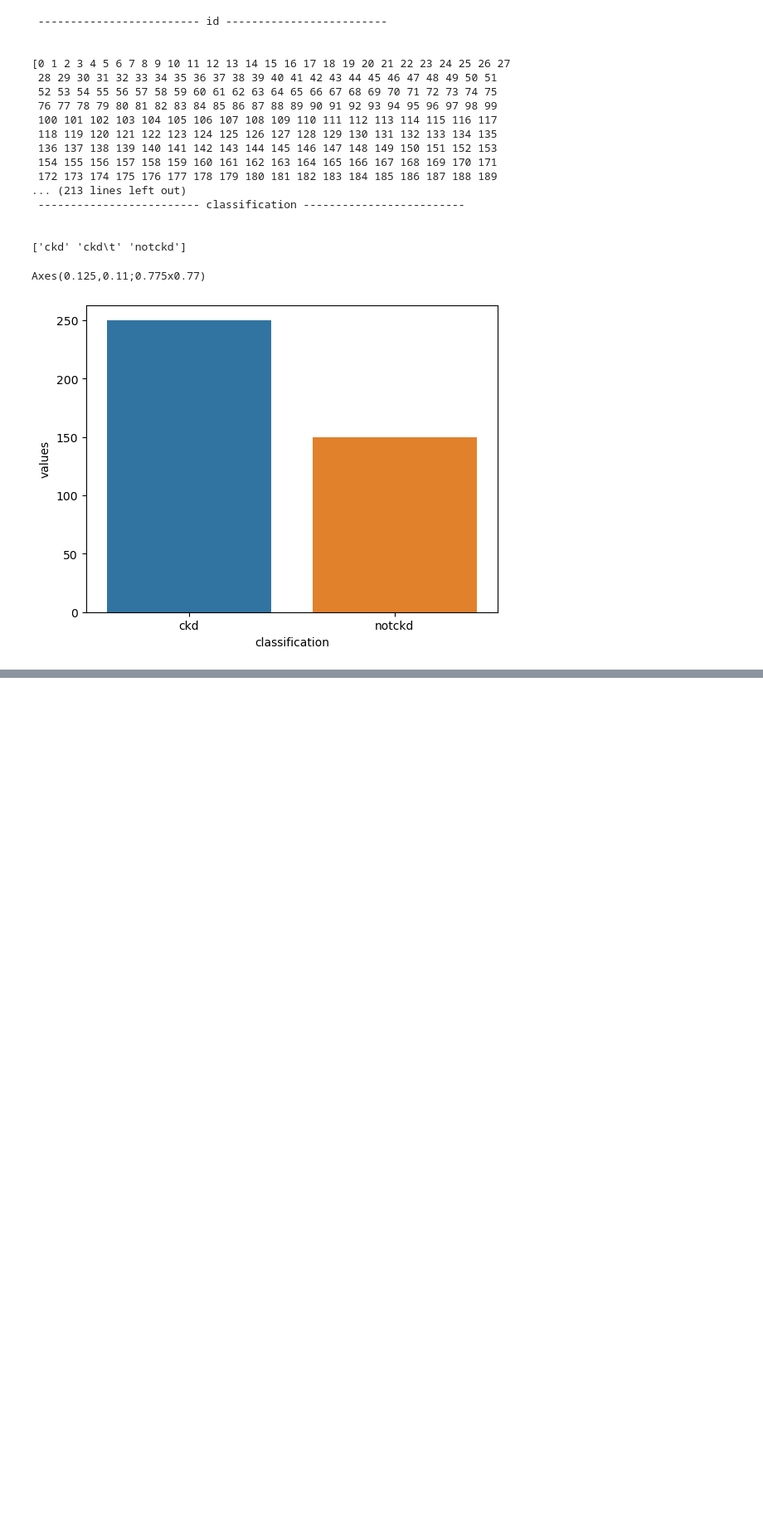
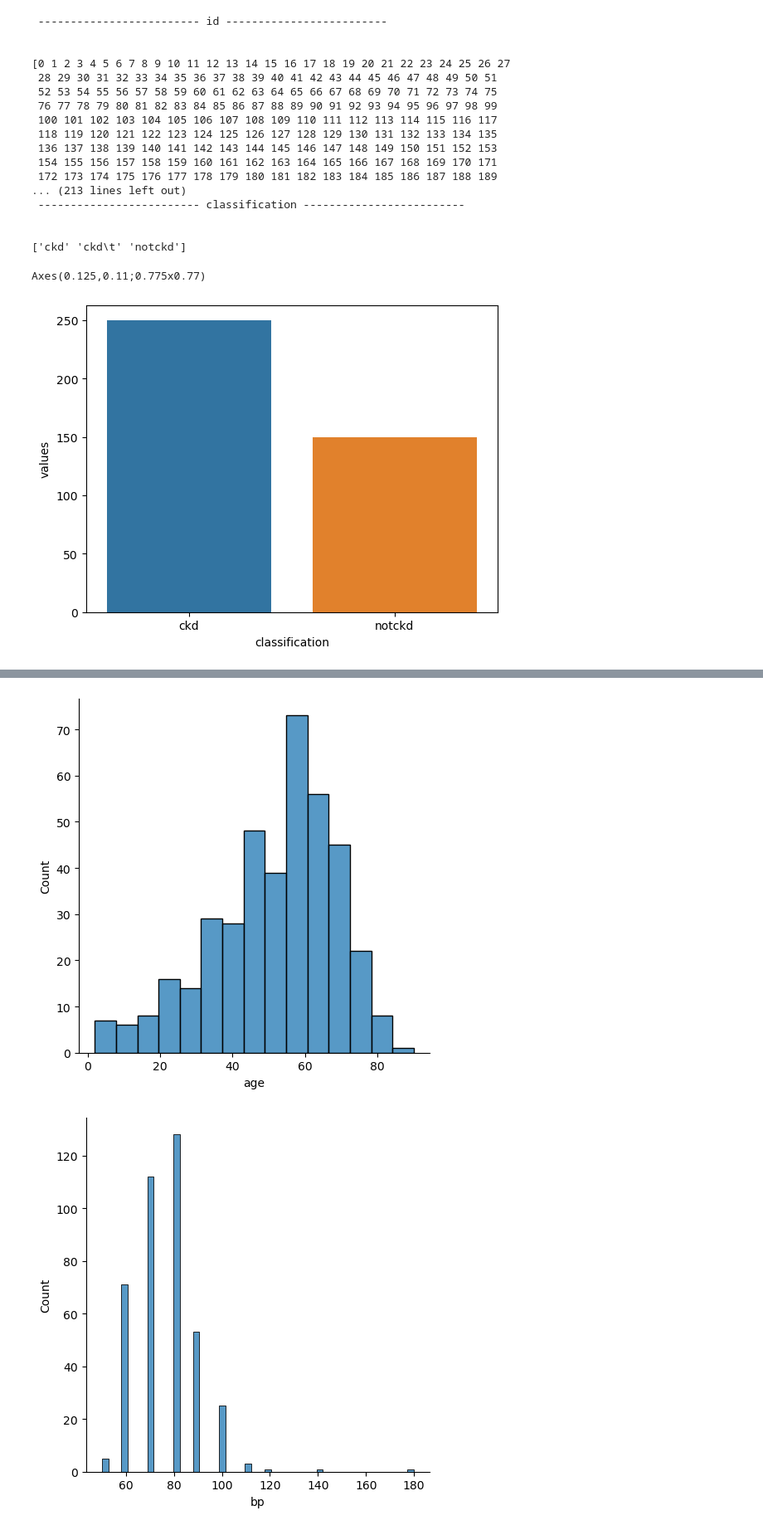
Before and after one commit to niharnsheth/ml_keepsakes, a Jupyter notebook: disease_prediction/kidney_disease_detection/predicting_disease_fcnn.ipynb, the cells around one changed output, grey strips where cells are left out. Shown at 83% size. Cells and saved outputs as stored; diff of their text form; code cells hidden in the pictures; blank space fills up the shorter version.

```diff
--- a/disease_prediction/kidney_disease_detection/predicting_disease_fcnn.ipynb
+++ b/disease_prediction/kidney_disease_detection/predicting_disease_fcnn.ipynb
@@ -136,0 +162,12 @@ for col in df_imputed.select_dtypes(exclude=['object']).columns:
+# %%
+# distribuition of data
+
+def distplot(df, col):
+    sns.displot(df[col])
+    plt.show()
+
+for col in list(df_imputed.select_dtypes(exclude=['object']).columns)[1:]:
+    distplot(df_imputed,col)
+# %% [output]
+[figure, added]
+[figure, added]
```
Also changed, not shown: parts of 4 cells of this notebook.
